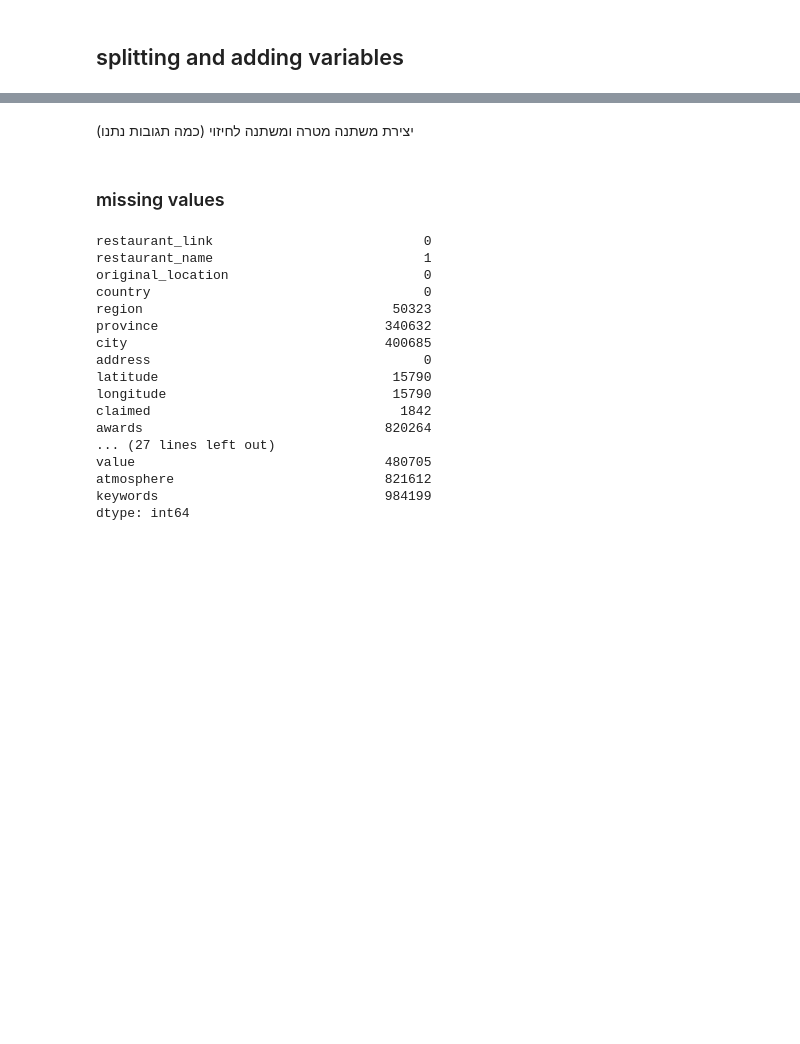
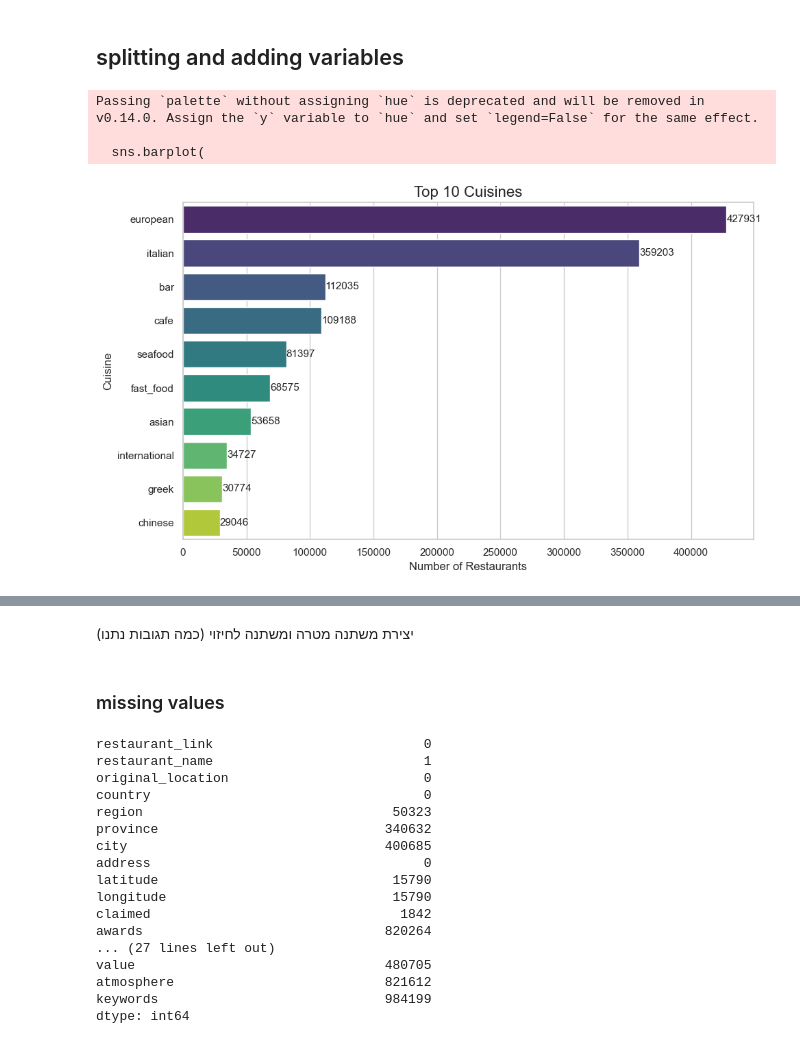
Before and after one commit to psychologydatascience-netizen/Tripadvisor-ML-project-03.2026-, a Jupyter notebook: notebooks/01_eda.ipynb, the cells around one changed output, grey strips where cells are left out. Cells and saved outputs as stored; diff of their text form; code cells hidden in the pictures; blank space fills up the shorter version.

```diff
--- a/notebooks/01_eda.ipynb
+++ b/notebooks/01_eda.ipynb
@@ -136,3 +136,32 @@ for cuisine in top10:
 df['is_other'] = df['cuisines_clean'].apply(
     lambda x: any(c not in top10 for c in x) if isinstance(x, list) else False
 )
+# %%
+# Filter exploded dataframe to top 10 cuisines
+exploded_top10 = exploded[exploded['cuisines_clean'].isin(top10)]
+
+# Count the occurrences
+cuisine_counts = exploded_top10['cuisines_clean'].value_counts().reindex(top10)
+
+# Plot
+plt.figure(figsize=(10, 6))
+sns.barplot(
+    x=cuisine_counts.values,
+    y=cuisine_counts.index,
+    palette='viridis'
+)
+plt.title('Top 10 Cuisines', fontsize=16)
+plt.xlabel('Number of Restaurants', fontsize=12)
+plt.ylabel('Cuisine', fontsize=12)
+
+# Annotate counts
+for i, v in enumerate(cuisine_counts.values):
+    plt.text(v + 5, i, str(v), va='center', fontsize=11)
+
+plt.tight_layout()
+plt.show()
+# %% [output]
+Passing `palette` without assigning `hue` is deprecated and will be removed in v0.14.0. Assign the `y` variable to `hue` and set `legend=False` for the same effect.
+
+  sns.barplot(
+[figure, added]
```
Also changed, not shown: parts of 8 cells of this notebook.
